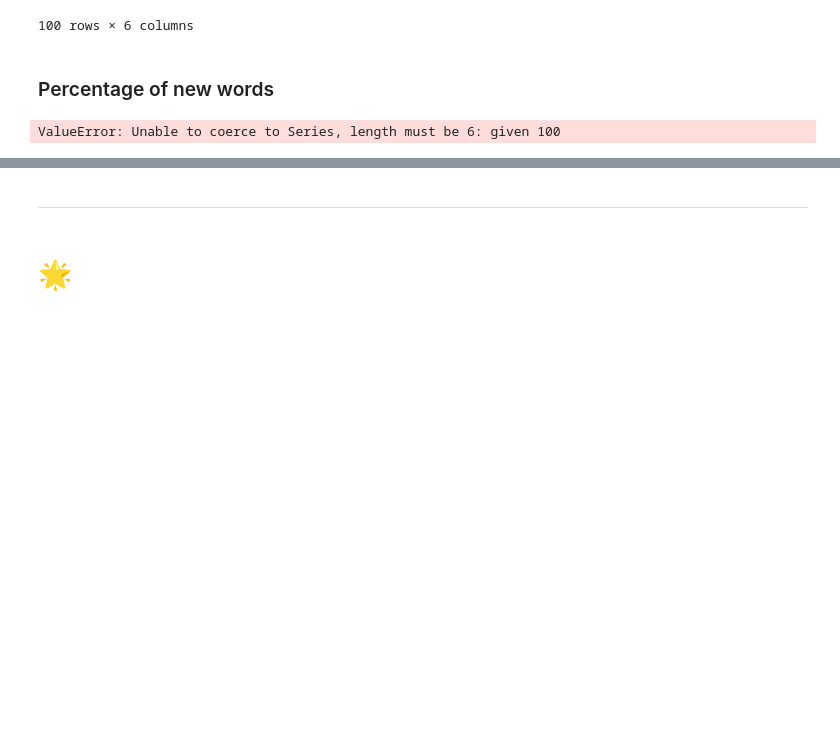
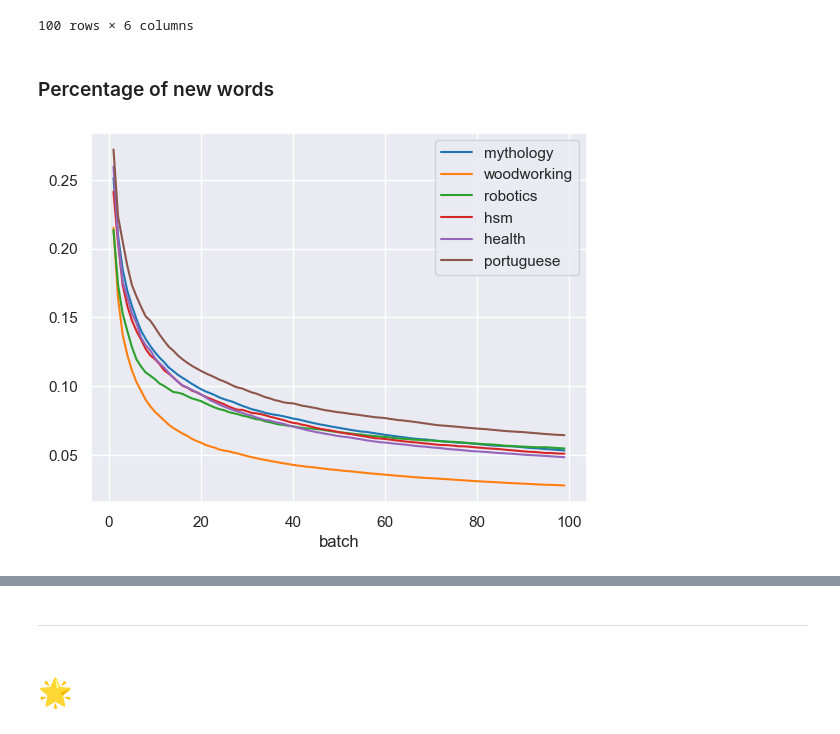
Before and after one commit to petkokp/m1-hands-on-NLP, a Jupyter notebook: assignments/assignment_1/1.ipynb, the cells around one changed output, grey strips where cells are left out. Cells and saved outputs as stored; diff of their text form; code cells hidden in the pictures; blank space fills up the shorter version.

```diff
--- a/assignments/assignment_1/1.ipynb
+++ b/assignments/assignment_1/1.ipynb
@@ -800,7 +772,0 @@ def len_freq_counter(text):
-# %%
-print(token_counts.health)
-
-df["token_freqs"] = char_counters.map(len)
-df
-
-all_token_freqs_df = None
@@ -855,0 +830,3 @@ df.head(2)
+# %%
+df["token_type_ratio"] = df.types_n / df.tokens_n
+df["token_type_ratio"]
@@ -892,12 +878,12 @@ word_type_df
 # %%
 # 🚧 TODO: : Fix the code below (comes from the question nb)
 
 batches = np.arange(0, df.tokens_n.min(), 10_000)
-word_type_token_df = word_type_df.divide(...
+word_type_token_df = word_type_df.divide(batches, axis="index")
 
 word_type_token_df.plot()
 plt.show()
 # %% [output]
-ValueError: Unable to coerce to Series, length must be 6: given 100
+[figure, added]
 # %%
 word_type_token_df
```
Also changed, not shown: parts of 15 cells of this notebook.
